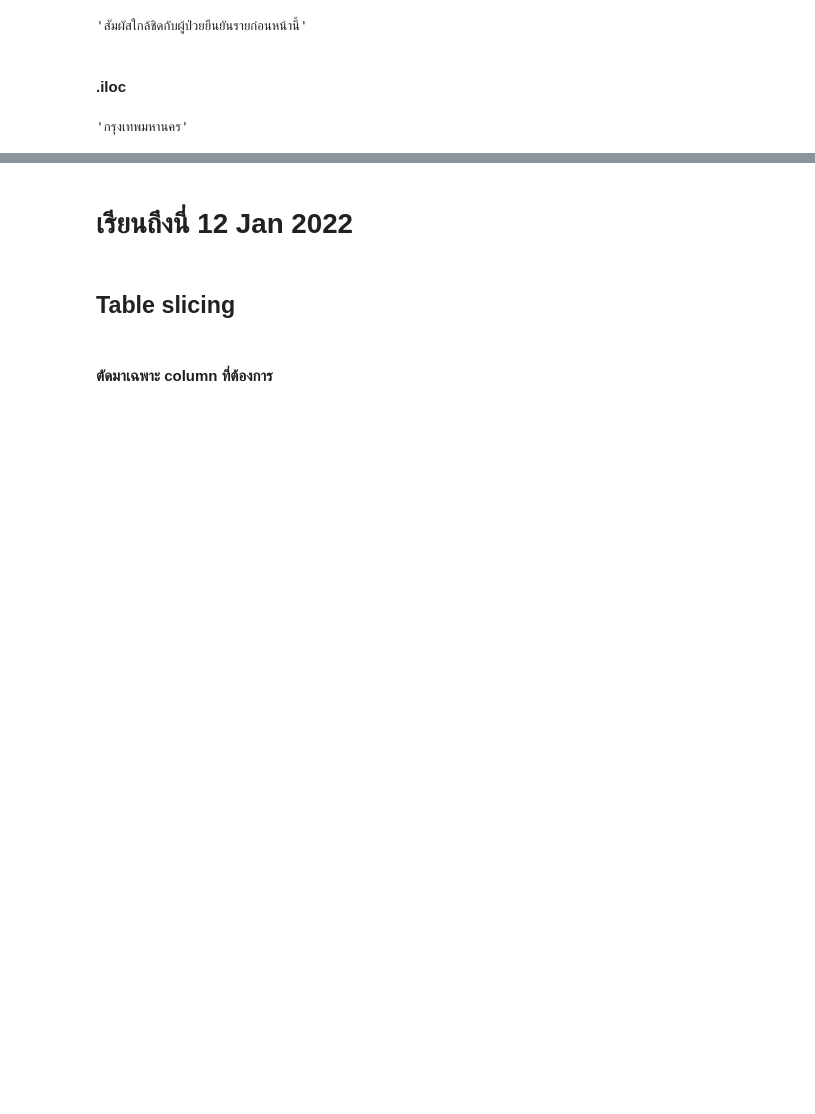
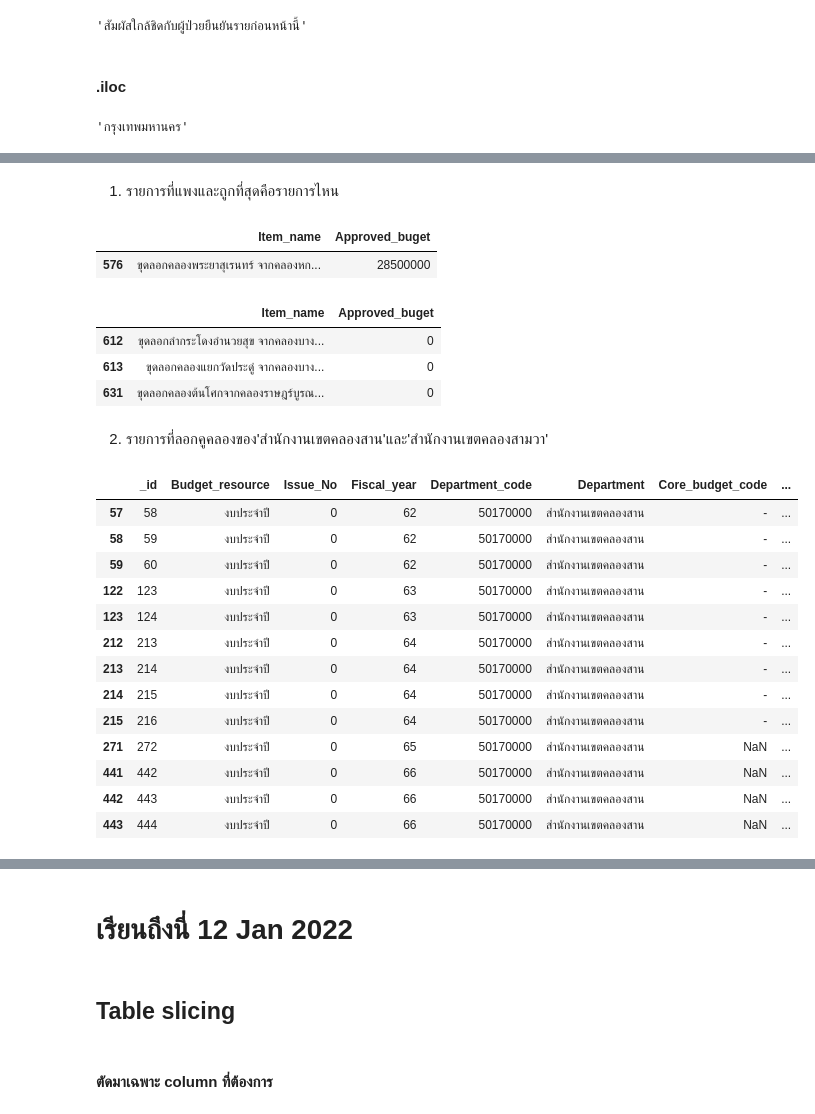
Before and after one commit to Sirapatlnwza/Python_dataviz2023, a Jupyter notebook: Pandas101.ipynb, the cells around one changed output, grey strips where cells are left out. Saved outputs shown, nothing was run; the diff lists cells and outputs as text; code cells hidden in the pictures; blank space fills up the shorter version.

```diff
--- a/Pandas101.ipynb
+++ b/Pandas101.ipynb
@@ -418,0 +415,35 @@ data_covid.iloc[4,7]
+# %% [markdown]
+1.   รายการที่แพงและถูกที่สุดคือรายการไหน
+# %%
+data1['Approved_buget'].max()
+data1[data1['Approved_buget']==28500000][['Item_name','Approved_buget']]
+# %% [output]
+|  | Item_name | Approved_buget |
+| 576 | ขุดลอกคลองพระยาสุเรนทร์ จากคลองหก... | 28500000 |
+# %%
+data1['Approved_buget'].min()
+data1[data1['Approved_buget']==0][['Item_name','Approved_buget']]
+# %% [output]
+|  | Item_name | Approved_buget |
+| 612 | ขุดลอกลำกระโดงอำนวยสุข จากคลองบาง... | 0 |
+| 613 | ขุดลอกคลองแยกวัดประดู่ จากคลองบาง... | 0 |
+| 631 | ขุดลอกคลองต้นโศกจากคลองราษฎร์บูรณ... | 0 |
+# %% [markdown]
+2. รายการที่ลอกคูคลองของ'สำนักงานเขตคลองสาน'และ'สำนักงานเขตคลองสามวา'
+# %%
+data1[data1['Department']=='สำนักงานเขตคลองสาน']
+# %% [output]
+|  | _id | Budget_resource | Issue_No | Fiscal_year | Department_code | Department | Core_budget_code | ... |
+| 57 | 58 | งบประจำปี | 0 | 62 | 50170000 | สำนักงานเขตคลองสาน | - | ... |
+| 58 | 59 | งบประจำปี | 0 | 62 | 50170000 | สำนักงานเขตคลองสาน | - | ... |
+| 59 | 60 | งบประจำปี | 0 | 62 | 50170000 | สำนักงานเขตคลองสาน | - | ... |
+| 122 | 123 | งบประจำปี | 0 | 63 | 50170000 | สำนักงานเขตคลองสาน | - | ... |
+| 123 | 124 | งบประจำปี | 0 | 63 | 50170000 | สำนักงานเขตคลองสาน | - | ... |
+| 212 | 213 | งบประจำปี | 0 | 64 | 50170000 | สำนักงานเขตคลองสาน | - | ... |
+| 213 | 214 | งบประจำปี | 0 | 64 | 50170000 | สำนักงานเขตคลองสาน | - | ... |
+| 214 | 215 | งบประจำปี | 0 | 64 | 50170000 | สำนักงานเขตคลองสาน | - | ... |
+| 215 | 216 | งบประจำปี | 0 | 64 | 50170000 | สำนักงานเขตคลองสาน | - | ... |
+| 271 | 272 | งบประจำปี | 0 | 65 | 50170000 | สำนักงานเขตคลองสาน | NaN | ... |
+| 441 | 442 | งบประจำปี | 0 | 66 | 50170000 | สำนักงานเขตคลองสาน | NaN | ... |
+| 442 | 443 | งบประจำปี | 0 | 66 | 50170000 | สำนักงานเขตคลองสาน | NaN | ... |
+| 443 | 444 | งบประจำปี | 0 | 66 | 50170000 | สำนักงานเขตคลองสาน | NaN | ... |
```
Also changed, not shown: parts of 18 cells of this notebook.
